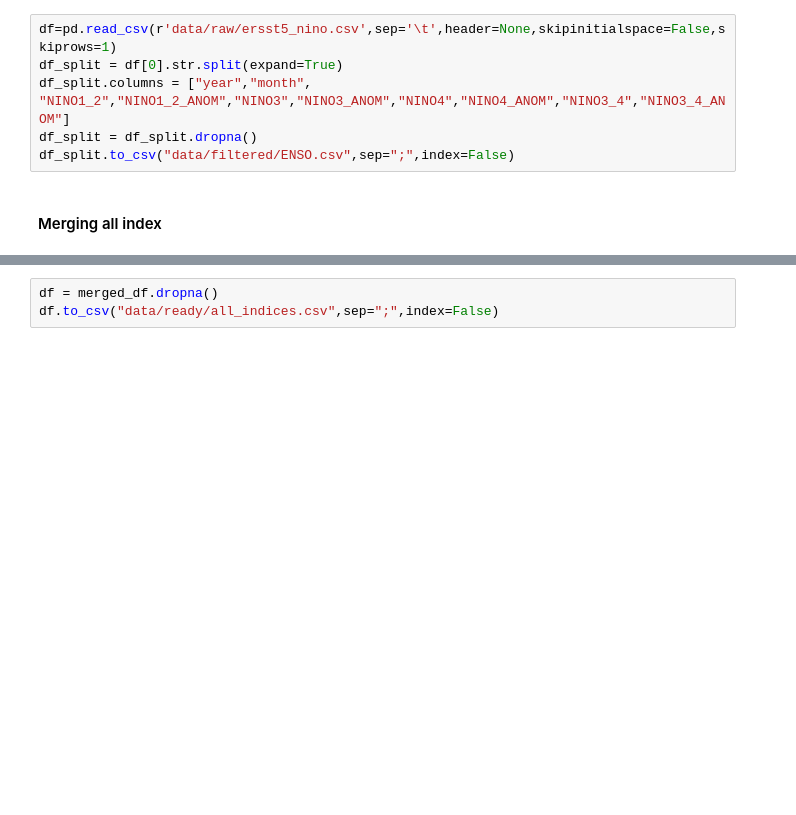
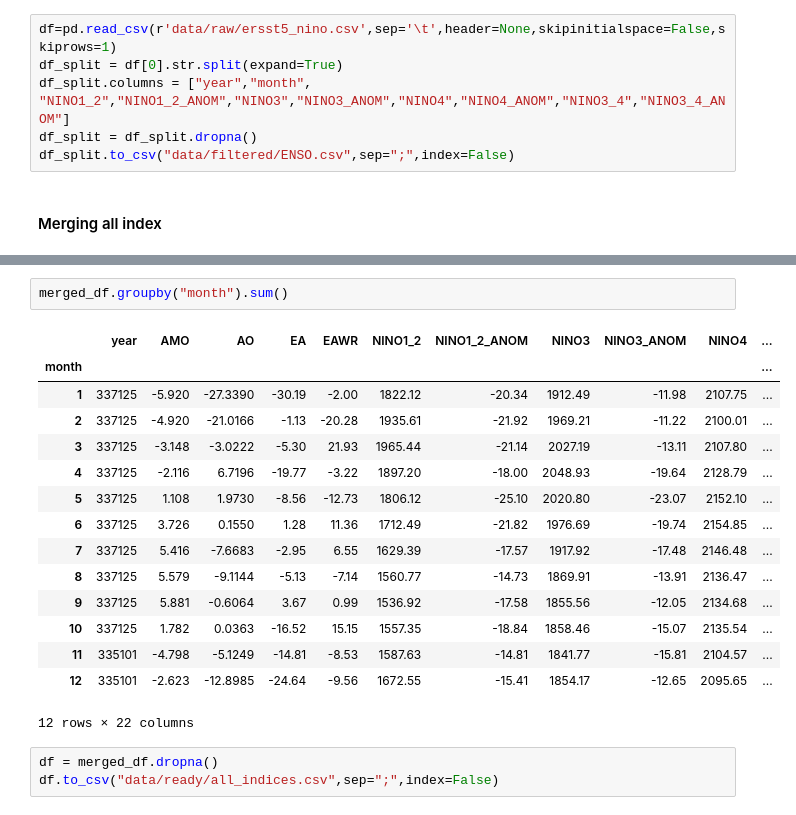
Before and after one commit to britols/bee6310_final_project, a Jupyter notebook: notebooks/explore_raw_data.ipynb, the cells around one changed output, grey strips where cells are left out. Saved outputs shown, nothing was run; the diff lists cells and outputs as text; blank space fills up the shorter version.

```diff
--- a/notebooks/explore_raw_data.ipynb
+++ b/notebooks/explore_raw_data.ipynb
@@ -226,3 +228,21 @@ print(merged_df)
+# %%
+merged_df.groupby("month").sum()
+# %% [output]
+|  | year | AMO | AO | EA | EAWR | NINO1_2 | NINO1_2_ANOM | NINO3 | NINO3_ANOM | NINO4 | ... |
+| month |  |  |  |  |  |  |  |  |  |  | ... |
+| 1 | 337125 | -5.920 | -27.3390 | -30.19 | -2.00 | 1822.12 | -20.34 | 1912.49 | -11.98 | 2107.75 | ... |
+| 2 | 337125 | -4.920 | -21.0166 | -1.13 | -20.28 | 1935.61 | -21.92 | 1969.21 | -11.22 | 2100.01 | ... |
+| 3 | 337125 | -3.148 | -3.0222 | -5.30 | 21.93 | 1965.44 | -21.14 | 2027.19 | -13.11 | 2107.80 | ... |
+| 4 | 337125 | -2.116 | 6.7196 | -19.77 | -3.22 | 1897.20 | -18.00 | 2048.93 | -19.64 | 2128.79 | ... |
+| 5 | 337125 | 1.108 | 1.9730 | -8.56 | -12.73 | 1806.12 | -25.10 | 2020.80 | -23.07 | 2152.10 | ... |
+| 6 | 337125 | 3.726 | 0.1550 | 1.28 | 11.36 | 1712.49 | -21.82 | 1976.69 | -19.74 | 2154.85 | ... |
+| 7 | 337125 | 5.416 | -7.6683 | -2.95 | 6.55 | 1629.39 | -17.57 | 1917.92 | -17.48 | 2146.48 | ... |
+| 8 | 337125 | 5.579 | -9.1144 | -5.13 | -7.14 | 1560.77 | -14.73 | 1869.91 | -13.91 | 2136.47 | ... |
+| 9 | 337125 | 5.881 | -0.6064 | 3.67 | 0.99 | 1536.92 | -17.58 | 1855.56 | -12.05 | 2134.68 | ... |
+| 10 | 337125 | 1.782 | 0.0363 | -16.52 | 15.15 | 1557.35 | -18.84 | 1858.46 | -15.07 | 2135.54 | ... |
+| 11 | 335101 | -4.798 | -5.1249 | -14.81 | -8.53 | 1587.63 | -14.81 | 1841.77 | -15.81 | 2104.57 | ... |
+| 12 | 335101 | -2.623 | -12.8985 | -24.64 | -9.56 | 1672.55 | -15.41 | 1854.17 | -12.65 | 2095.65 | ... |
+12 rows × 22 columns
 # %%
 df = merged_df.dropna()
 df.to_csv("data/ready/all_indices.csv",sep=";",index=False)
```
Also changed, not shown: parts of 4 cells of this notebook, 2 other files.
